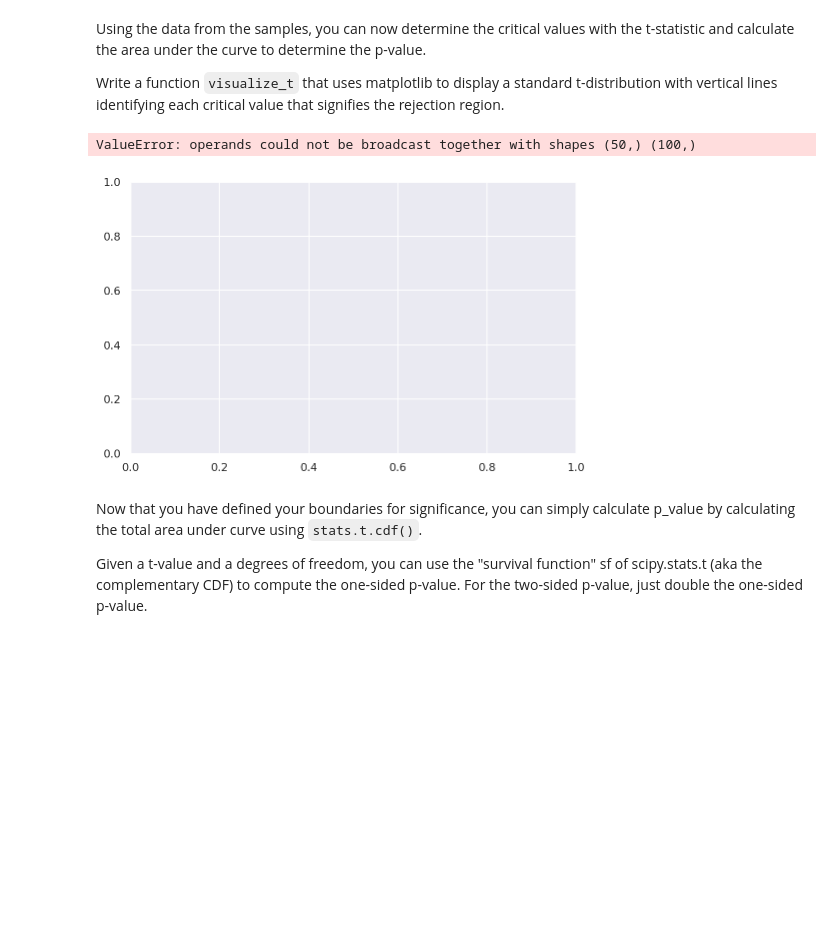
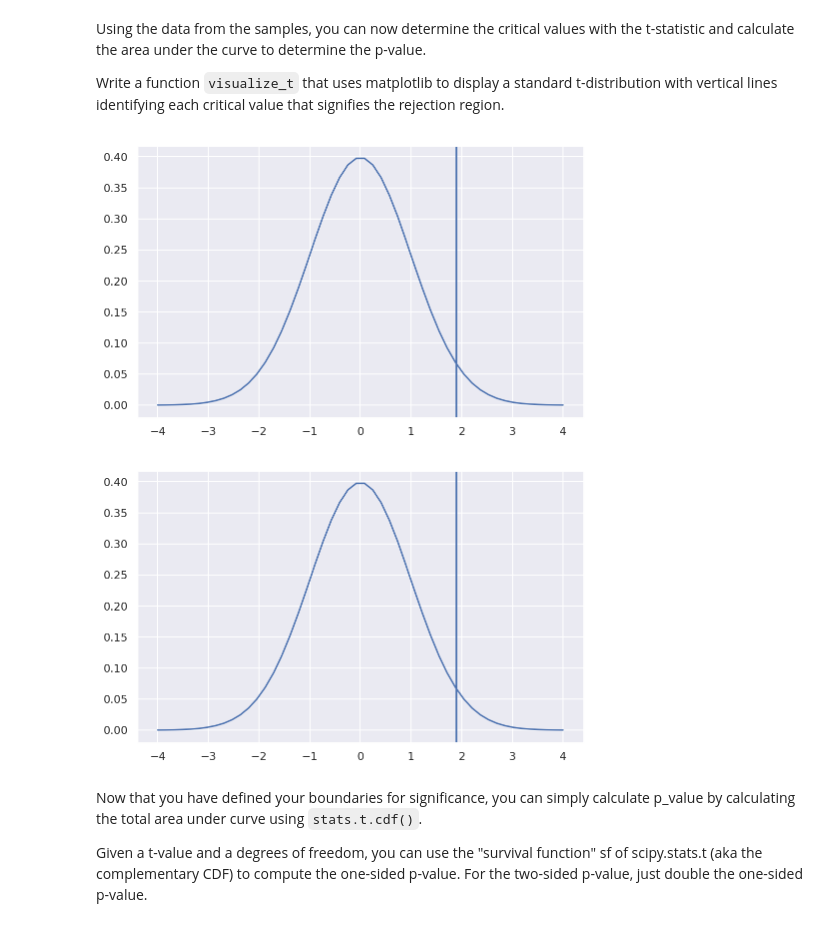
Before and after one commit to Mcllstr/dsc-two-sample-t-tests-lab-dc-ds-060319, a Jupyter notebook: index.ipynb, the cells around one changed output. Cells and saved outputs as stored; diff of their text form; code cells hidden in the pictures; blank space fills up the shorter version.

```diff
--- a/index.ipynb
+++ b/index.ipynb
@@ -168,27 +168,27 @@ Write a function `visualize_t` that uses matplotlib to display a standard t-dist
 # %%
 # Visualize t and p_value
 
 def visualize_t(t_stat, n_control, n_experimental):
 
     # initialize a matplotlib "figure"
     fig = plt.figure(figsize=(8,5))
     ax = fig.gca()
     # generate points on the x axis between -4 and 4:
-    xs = np.linspace(-4, 4, 100)
+    xs = np.linspace(-4, 4, 50)
     # use stats.t.pdf to get values on the probability density function for the t-distribution
     ys = stats.t.pdf(x=xs, df=(n_control+n_experimental-2))
     # Draw two sided boundary for critical-t
     ax.plot(xs, ys)
-    ax.axvline(tstat)
-    ax.axvline(tstat)
+    ax.axvline(t_stat)
+    ax.axvline(t_stat)
     return fig
 
 n_control = control
 n_experimental = experimental
 visualize_t(t_stat, n_control, n_experimental)
 # %% [output]
-ValueError: operands could not be broadcast together with shapes (50,) (100,)
-[figure, old version]
+[figure, new version]
+[figure, added]
 # %% [markdown]
 Now that you have defined your boundaries for significance, you can simply calculate p_value by calculating the total area under curve using `stats.t.cdf()`.
 
```
